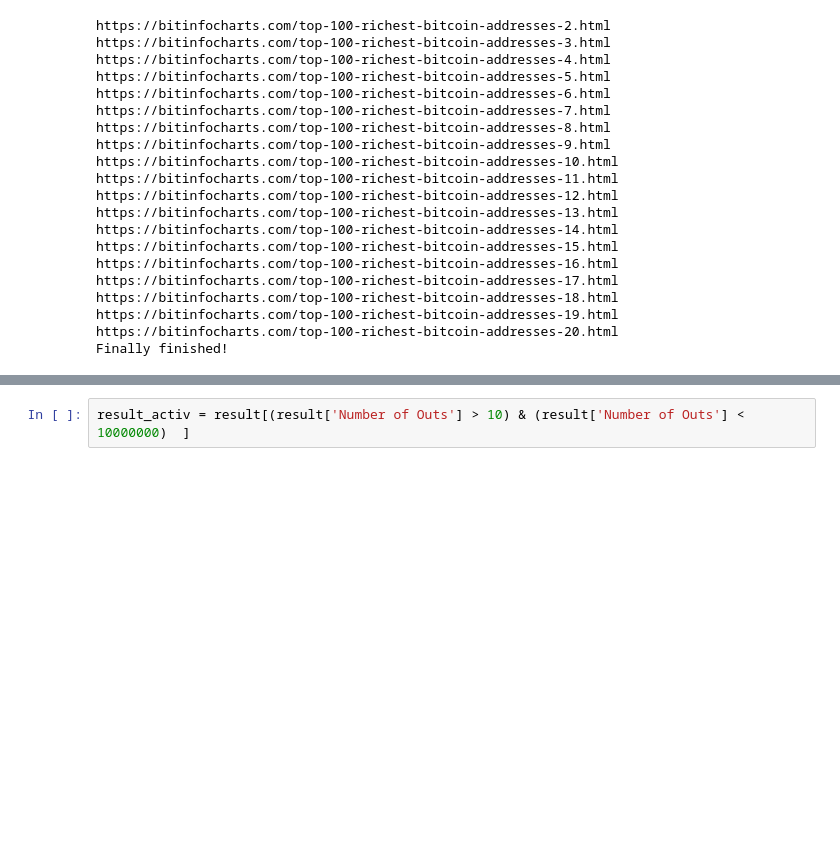
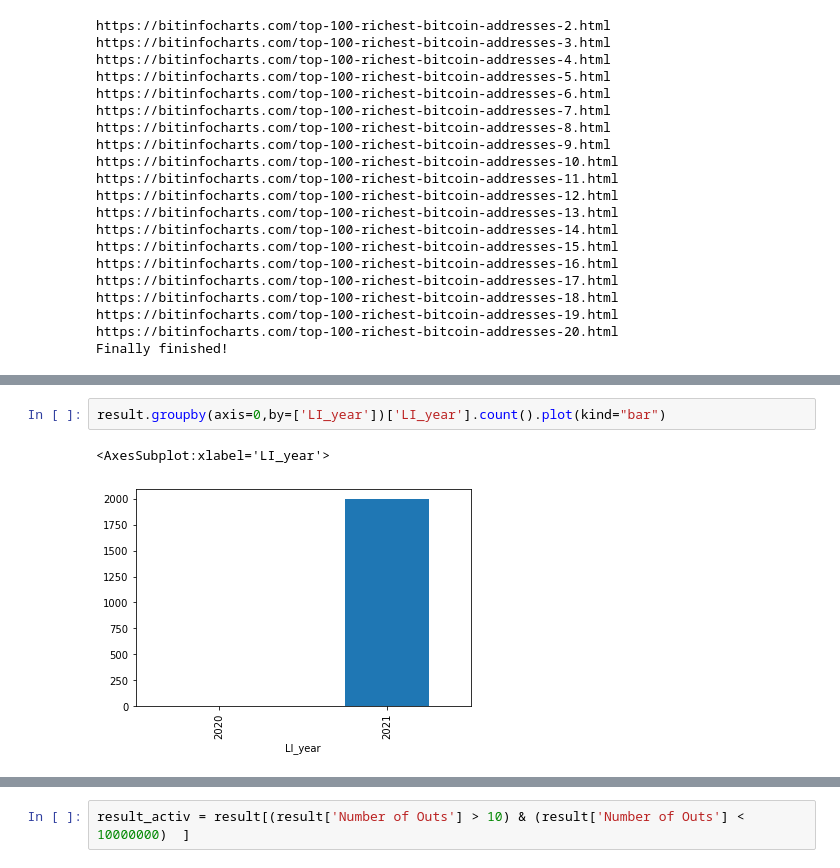
Before and after one commit to GAB-ALE/BITCOIN, a Jupyter notebook: script.ipynb, the cells around one changed output, grey strips where cells are left out. Cells and saved outputs as stored; diff of their text form; blank space fills up the shorter version.

```diff
--- a/script.ipynb
+++ b/script.ipynb
@@ -134,0 +138,5 @@ result
+# %%
+result.groupby(axis=0,by=['LI_year'])['LI_year'].count().plot(kind="bar")
+# %% [output]
+<AxesSubplot:xlabel='LI_year'>
+[figure, added]
```
Also changed, not shown: parts of 34 cells of this notebook, 1 other file.
